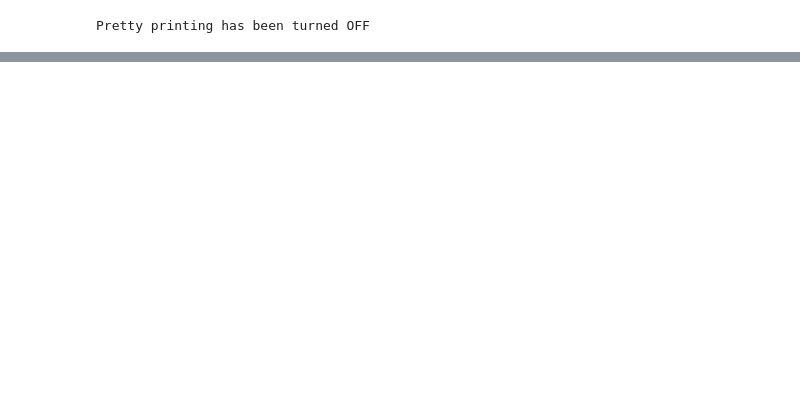
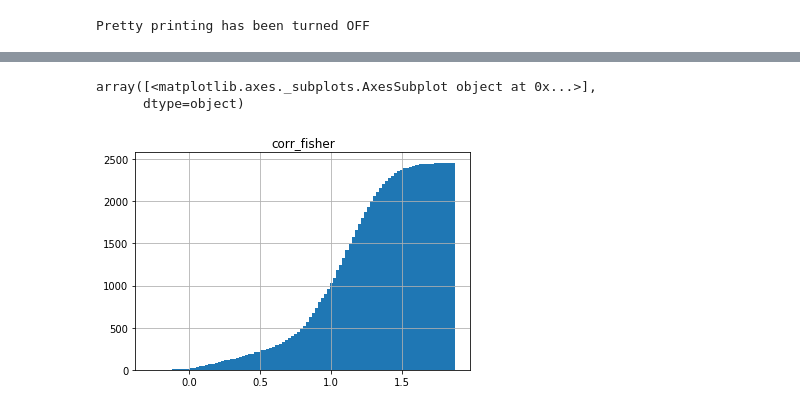
Before and after one commit to sonhkim/VerbVec, a Jupyter notebook: AMT_analysis.ipynb, the cells around one changed output, grey strips where cells are left out. Saved outputs shown, nothing was run; the diff lists cells and outputs as text; code cells hidden in the pictures; blank space fills up the shorter version.

```diff
--- a/AMT_analysis.ipynb
+++ b/AMT_analysis.ipynb
@@ -102,3 +118,14 @@ res_upd = pd.DataFrame.from_dict(res_dict, orient='index')
 ########### TODO
 ### get overall descriptive statistics: mean intra-word individual-to-group correlation:
 ## pick out worst words: lower inter-subject correlation
+# %%
+###### plot histogram
+import matplotlib.pyplot as plt
+
+fig, ax = plt.subplots()
+res_upd.hist(column='corr_fisher', cumulative=True, bins=100, ax=ax)
+#fig.savefig(savepath+'/subj_to_group_corr_hist.png')
+# %% [output]
+array([<matplotlib.axes._subplots.AxesSubplot object at 0x...>],
+      dtype=object)
+[figure, added]
```
Also changed, not shown: parts of 15 cells of this notebook, 1 other file.
